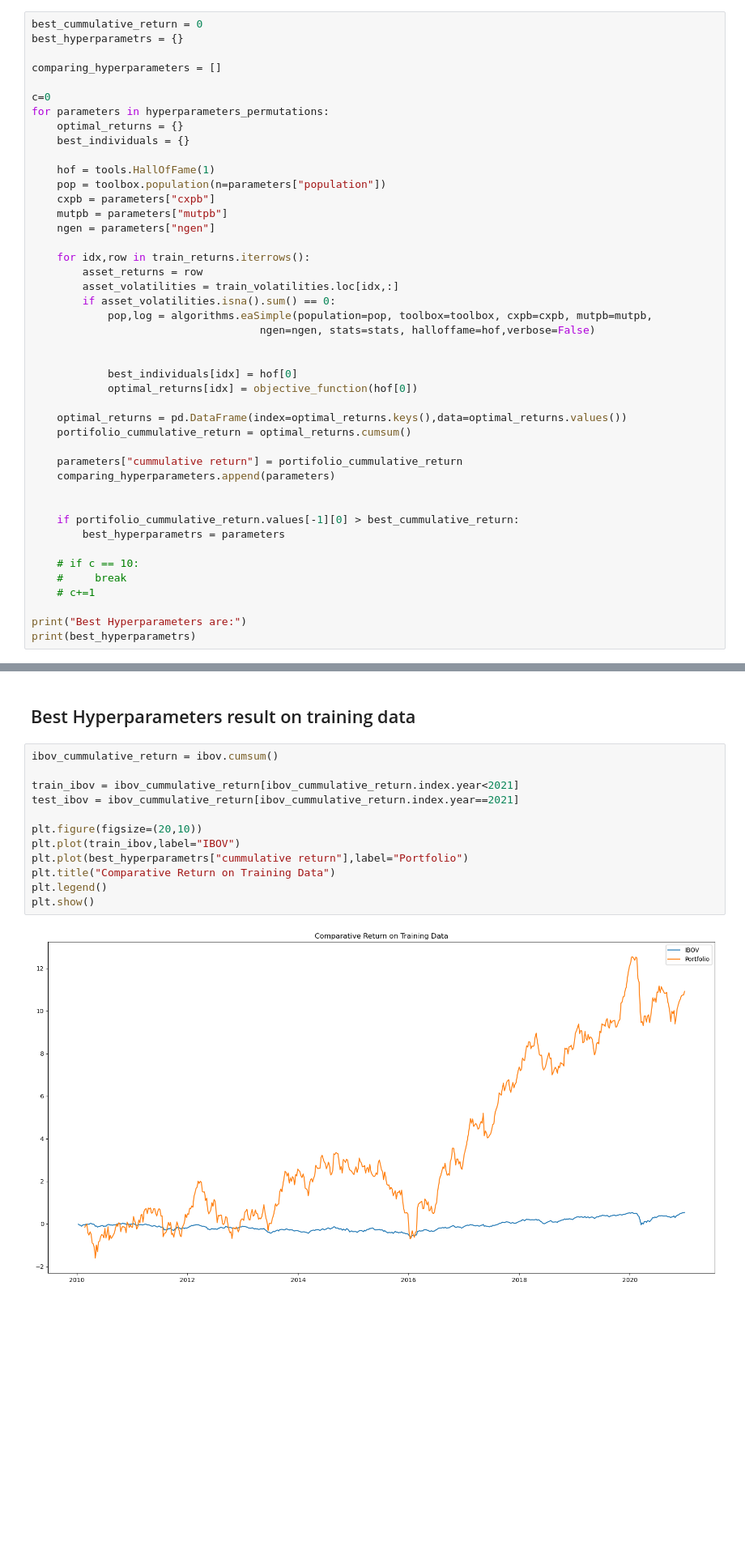
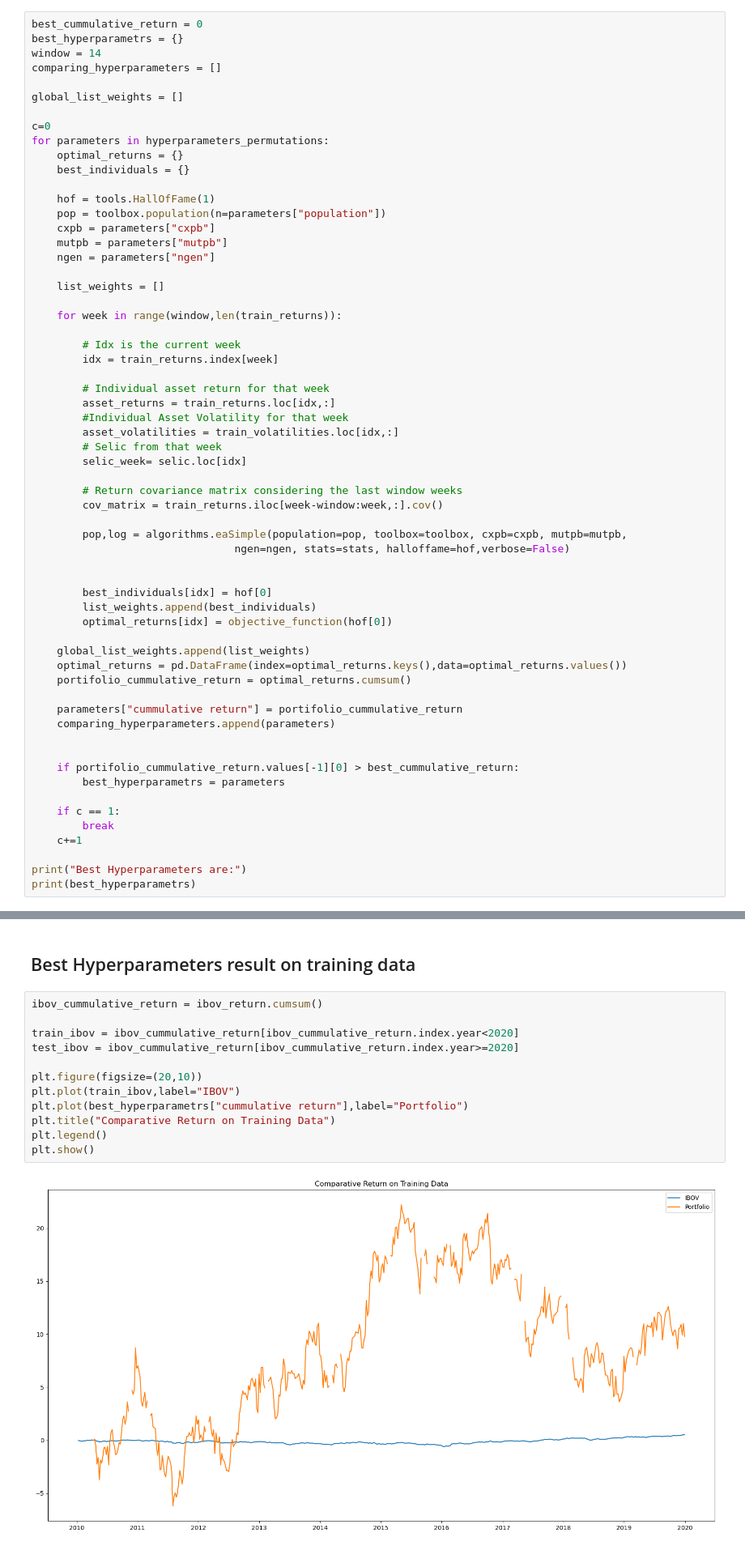
Before and after one commit to MathNog/Genetic-Algorithm-Project, a Jupyter notebook: code/portifolio_optimization.ipynb, the cells around one changed output, grey strips where cells are left out. Shown: that part at 81% size. Cells and saved outputs as stored; diff of their text form; blank space fills up the shorter version.

```diff
--- a/code/portifolio_optimization.ipynb
+++ b/code/portifolio_optimization.ipynb
@@ -167,8 +178,10 @@ Number of models to do compared = 16
 # %%
 best_cummulative_return = 0
 best_hyperparametrs = {}
+window = 14
+comparing_hyperparameters = []
 
-comparing_hyperparameters = []
+global_list_weights = []
 
 c=0
 for parameters in hyperparameters_permutations:
@@ -181,17 +194,32 @@ for parameters in hyperparameters_permutations:
     mutpb = parameters["mutpb"]
     ngen = parameters["ngen"]
 
-    for idx,row in train_returns.iterrows():
-        asset_returns = row
+    list_weights = []
+
+    for week in range(window,len(train_returns)):
+
+        # Idx is the current week
+        idx = train_returns.index[week]
+
+        # Individual asset return for that week
+        asset_returns = train_returns.loc[idx,:]
+        #Individual Asset Volatility for that week
         asset_volatilities = train_volatilities.loc[idx,:]
-        if asset_volatilities.isna().sum() == 0:
-            pop,log = algorithms.eaSimple(population=pop, toolbox=toolbox, cxpb=cxpb, mutpb=mutpb,
-                                    ngen=ngen, stats=stats, halloffame=hof,verbose=False)
+        # Selic from that week
+        selic_week= selic.loc[idx]
+
+        # Return covariance matrix considering the last window weeks
+        cov_matrix = train_returns.iloc[week-window:week,:].cov()
+
+        pop,log = algorithms.eaSimple(population=pop, toolbox=toolbox, cxpb=cxpb, mutpb=mutpb,
+                                ngen=ngen, stats=stats, halloffame=hof,verbose=False)
 
 
-            best_individuals[idx] = hof[0]
-            optimal_returns[idx] = objective_function(hof[0])
+        best_individuals[idx] = hof[0]
+        list_weights.append(best_individuals)
+        optimal_returns[idx] = objective_function(hof[0])
 
+    global_list_weights.append(list_weights)
     optimal_returns = pd.DataFrame(index=optimal_returns.keys(),data=optimal_returns.values())
     portifolio_cummulative_return = optimal_returns.cumsum()
 
@@ -202,9 +230,9 @@ for parameters in hyperparameters_permutations:
     if portifolio_cummulative_return.values[-1][0] > best_cummulative_return:
         best_hyperparametrs = parameters
 
-    # if c == 10:
-    #     break
-    # c+=1
+    if c == 1:
+        break
+    c+=1
 
 print("Best Hyperparameters are:")
 print(best_hyperparametrs)
@@ -227,19 +257,19 @@ Best Hyperparameters are:
 # %% [markdown]
 ## Best Hyperparameters result on training data
 # %%
-ibov_cummulative_return = ibov.cumsum()
+ibov_cummulative_return = ibov_return.cumsum()
 
-train_ibov = ibov_cummulative_return[ibov_cummulative_return.index.year<2021]
-test_ibov = ibov_cummulative_return[ibov_cummulative_return.index.year==2021]
+train_ibov = ibov_cummulative_return[ibov_cummulative_return.index.year<2020]
+test_ibov = ibov_cummulative_return[ibov_cummulative_return.index.year>=2020]
 
 plt.figure(figsize=(20,10))
 plt.plot(train_ibov,label="IBOV")
 plt.plot(best_hyperparametrs["cummulative return"],label="Portfolio")
 plt.title("Comparative Return on Training Data")
 plt.legend()
 plt.show()
 # %% [output]
-[figure, old version]
+[figure, new version]
 # %% [markdown]
 ## Best Hyperparameters result on test data
 # %%
```
Also changed, not shown: parts of 15 cells of this notebook, 14 other files.
